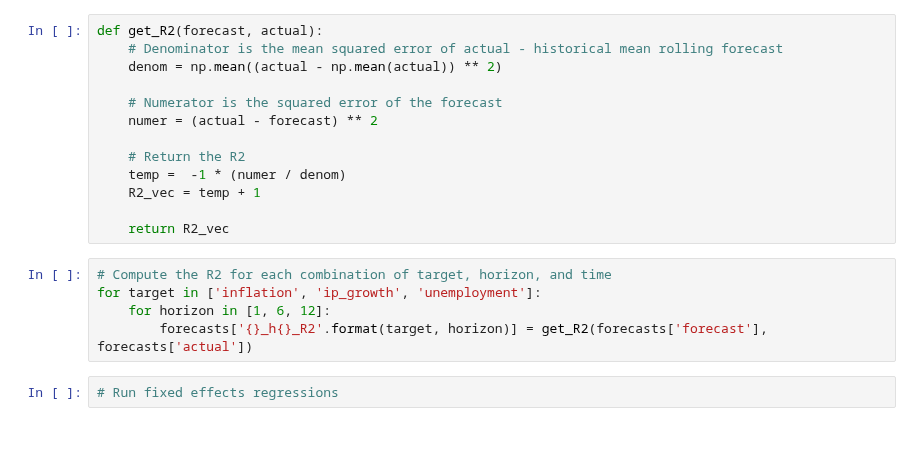
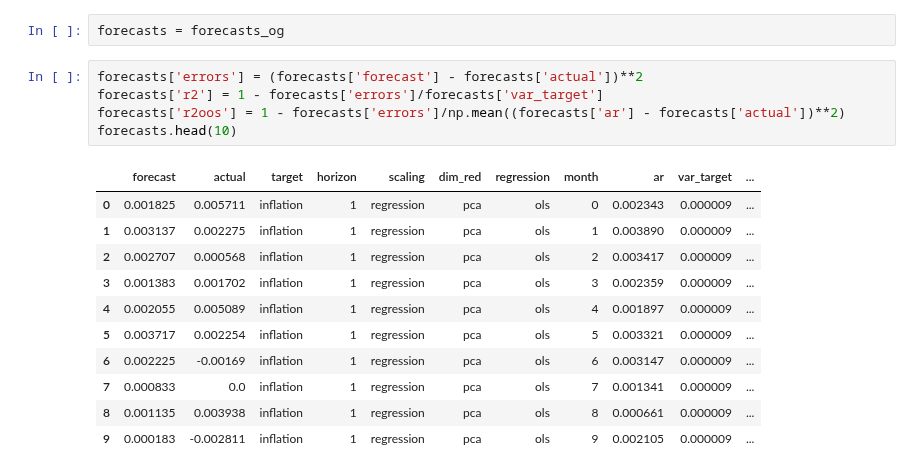
Before and after one commit to VLDrenth/sPCA-thesis, a Jupyter notebook: fixed_effects.ipynb, the cells around one changed output. Cells and saved outputs as stored; diff of their text form; blank space fills up the shorter version.

Commit message:
Add new fixed effects

```diff
--- a/fixed_effects.ipynb
+++ b/fixed_effects.ipynb
@@ -48,20 +42,19 @@ for regression in ['ols', 'rf', 'svr']:
-# %%
-def get_R2(forecast, actual):
-    # Denominator is the mean squared error of actual - historical mean rolling forecast
-    denom = np.mean((actual - np.mean(actual)) ** 2)
-
-    # Numerator is the squared error of the forecast
-    numer = (actual - forecast) ** 2
-
-    # Return the R2
-    temp =  -1 * (numer / denom)
-    R2_vec = temp + 1
-
-    return R2_vec
-# %%
-# Compute the R2 for each combination of target, horizon, and time
-for target in ['inflation', 'ip_growth', 'unemployment']:
-    for horizon in [1, 6, 12]:
-        forecasts['{}_h{}_R2'.format(target, horizon)] = get_R2(forecasts['forecast'], forecasts['actual'])
-# %%
-# Run fixed effects regressions
+# %%
+forecasts = forecasts_og
+# %%
+forecasts['errors'] = (forecasts['forecast'] - forecasts['actual'])**2
+forecasts['r2'] = 1 - forecasts['errors']/forecasts['var_target']
+forecasts['r2oos'] = 1 - forecasts['errors']/np.mean((forecasts['ar'] - forecasts['actual'])**2)
+forecasts.head(10)
+# %% [output]
+|  | forecast | actual | target | horizon | scaling | dim_red | regression | month | ar | var_target | ... |
+| 0 | 0.001825 | 0.005711 | inflation | 1 | regression | pca | ols | 0 | 0.002343 | 0.000009 | ... |
+| 1 | 0.003137 | 0.002275 | inflation | 1 | regression | pca | ols | 1 | 0.003890 | 0.000009 | ... |
+| 2 | 0.002707 | 0.000568 | inflation | 1 | regression | pca | ols | 2 | 0.003417 | 0.000009 | ... |
+| 3 | 0.001383 | 0.001702 | inflation | 1 | regression | pca | ols | 3 | 0.002359 | 0.000009 | ... |
+| 4 | 0.002055 | 0.005089 | inflation | 1 | regression | pca | ols | 4 | 0.001897 | 0.000009 | ... |
+| 5 | 0.003717 | 0.002254 | inflation | 1 | regression | pca | ols | 5 | 0.003321 | 0.000009 | ... |
+| 6 | 0.002225 | -0.00169 | inflation | 1 | regression | pca | ols | 6 | 0.003147 | 0.000009 | ... |
+| 7 | 0.000833 | 0.0 | inflation | 1 | regression | pca | ols | 7 | 0.001341 | 0.000009 | ... |
+| 8 | 0.001135 | 0.003938 | inflation | 1 | regression | pca | ols | 8 | 0.000661 | 0.000009 | ... |
+| 9 | 0.000183 | -0.002811 | inflation | 1 | regression | pca | ols | 9 | 0.002105 | 0.000009 | ... |
```
Also changed, not shown: parts of 10 cells of this notebook.
